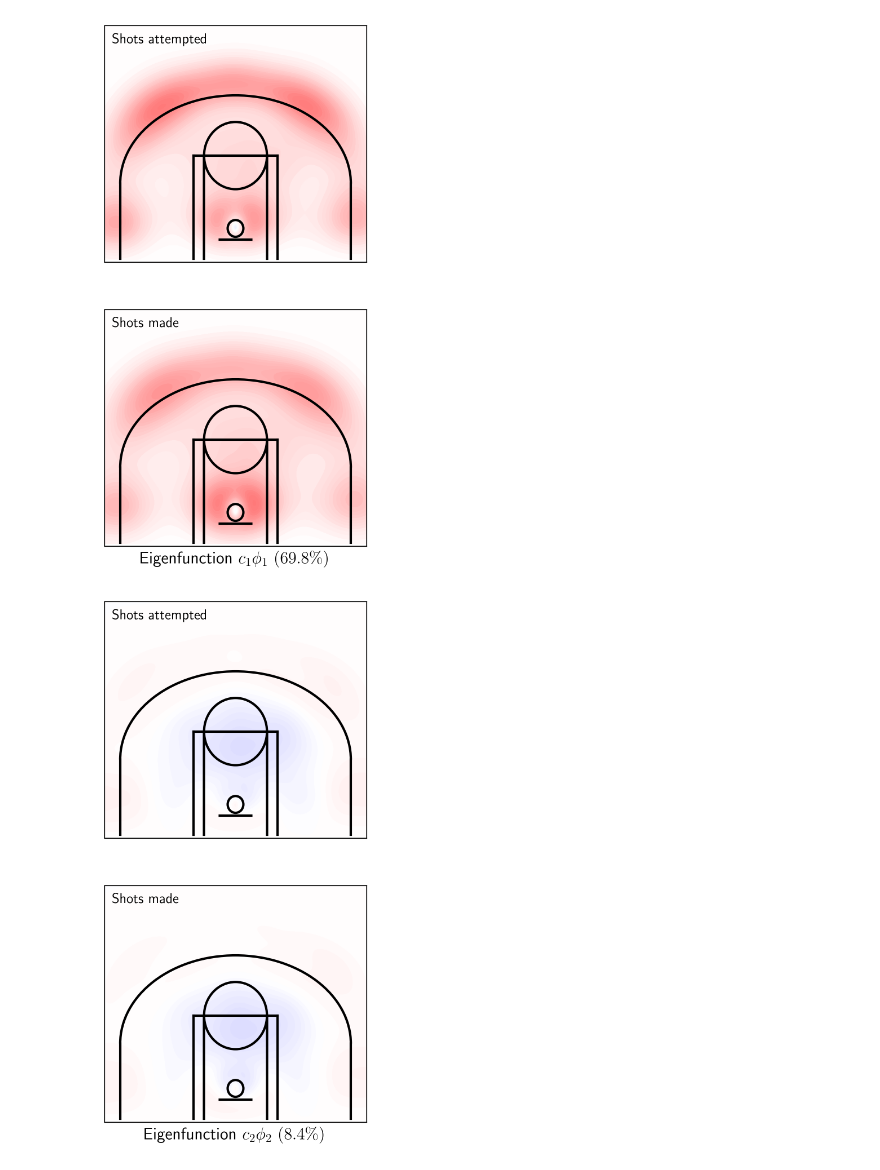
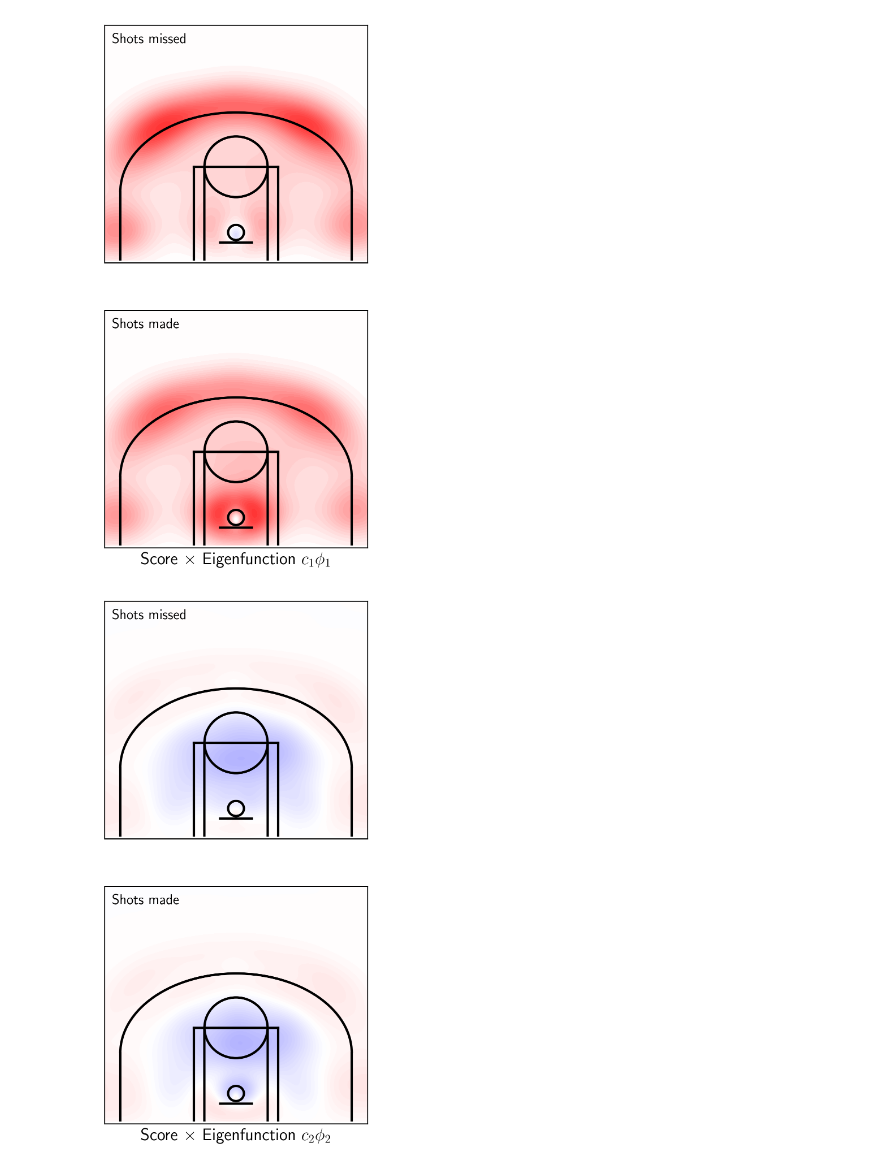
Before and after one commit to StevenGolovkine/shooting_nba_fda, a Jupyter notebook: code/084-plot-decomposition.ipynb, the cells around one changed output. Drawn from its saved outputs; the diff is of its cells as text; code cells hidden in the pictures.

```diff
--- a/code/084-plot-decomposition.ipynb
+++ b/code/084-plot-decomposition.ipynb
@@ -19,7 +19,7 @@ plt.rcParams.update({
 })
 # %%
 # Load data
-with open('./data/players_shots_density.pickle', 'rb') as f:
+with open('./data/players_shots_density_attempted.pickle', 'rb') as f:
     players_shots_density = pickle.load(f)
 with open('./data/players_shots_density_made.pickle', 'rb') as f:
     players_shots_density_made = pickle.load(f)
@@ -59,7 +59,7 @@ fig, ax = plt.subplots(
 )
 
 ax[0] = ShotCharts.shots_chart_reconstruction(
-    ax[0], players_shots_density, fdata_reconstruction.data[0], name, 'Shots attempted', False
+    ax[0], players_shots_density, fdata_reconstruction.data[0], name, 'Shots missed', False
 )
 ax[1] = ShotCharts.shots_chart_reconstruction(
     ax[1], players_shots_density_made, fdata_reconstruction.data[1], name, 'Shots made', False
@@ -73,29 +73,29 @@ plt.savefig('./figures/curry_reconstruction.eps', transparent=True, format='eps'
 # %%
 # Decomposition
 name = 'Stephen Curry'
 
 for idx in range(4):
     fig, ax = plt.subplots(
         n_comp, 1,
         figsize=(4, 8),
         facecolor='white',
         edgecolor='black',
         dpi=300
     )
     maxi = [np.max(np.abs(
         np.einsum('i, jk -> ijk', scores[idx].values, mfpca.eigenfunctions.data[pp][idx].values.squeeze())
     )) for pp in range(n_comp)]
 
     ax[0] = ShotCharts.shots_decomposition_chart(
-        ax[0], mfpca, scores, idx, 0, name, 'Shots attempted', maxi[0]
+        ax[0], mfpca, scores, idx, 0, name, 'Shots missed', maxi[0]
     )
     ax[1] = ShotCharts.shots_decomposition_chart(
         ax[1], mfpca, scores, idx, 1, name, 'Shots made', maxi[1]
     )
-    ax[1].set_xlabel(f"Eigenfunction $c_{{{idx + 1}}}\phi_{{{idx + 1}}}~({pct[idx]:.1f}\%)$", fontsize='x-large')
+    ax[1].set_xlabel(f"Score $\\times$ Eigenfunction $c_{{{idx + 1}}}\phi_{{{idx + 1}}}$", fontsize='x-large')
 
     plt.savefig(f'./figures/curry_eigenfunction_{idx + 1}.eps', transparent=True, format='eps')
     # plt.show()
 # %% [output]
-[figure, old version]
+[figure, new version]
-[figure, old version]
+[figure, new version]
```
Also changed, not shown: parts of 2 cells of this notebook, 10 other files.
